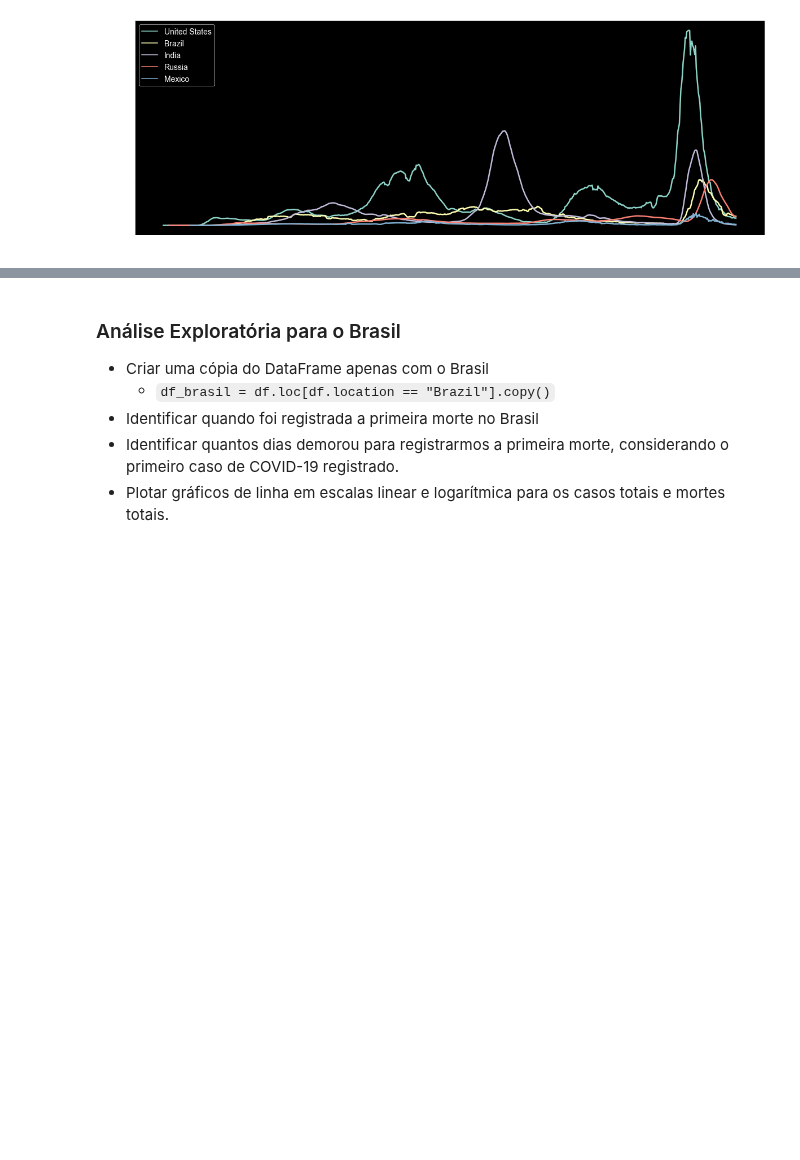
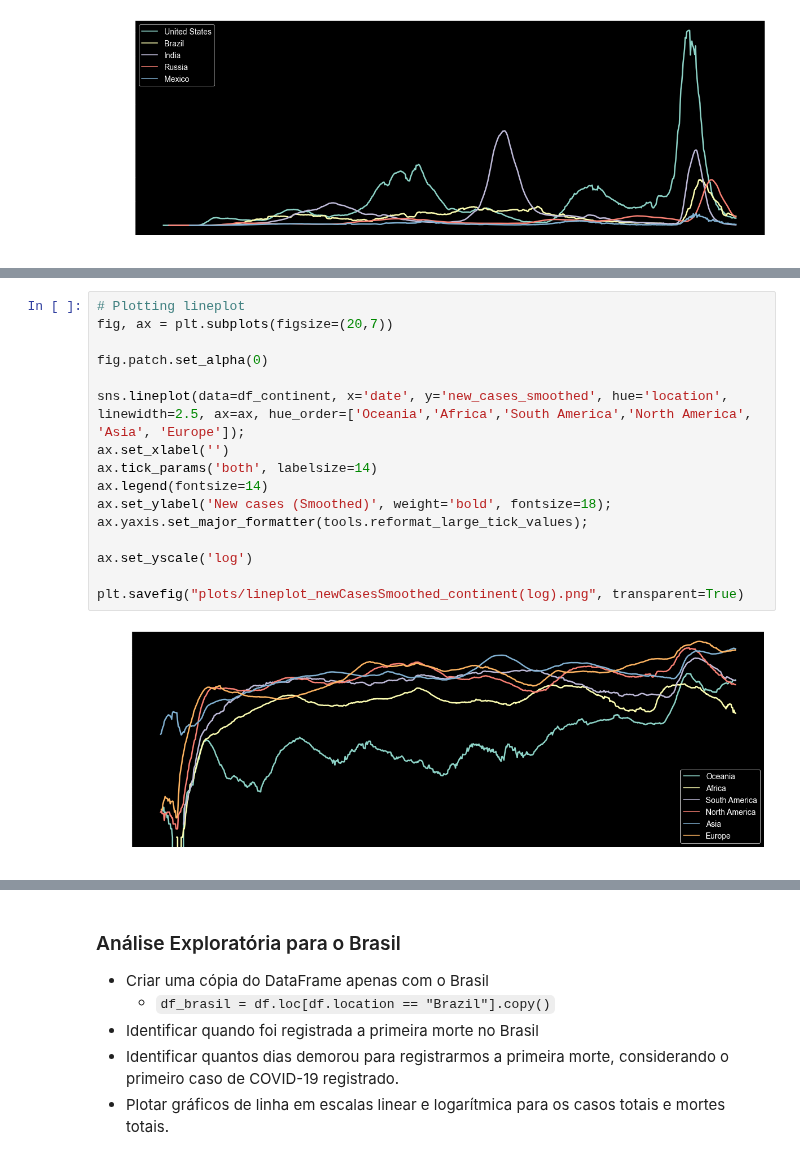
Before and after one commit to cfantecelle/data_science_portfolio, a Jupyter notebook: project_covid/covid19_brazil_analysis.ipynb, the cells around one changed output, grey strips where cells are left out. Cells and saved outputs as stored; diff of their text form; blank space fills up the shorter version.

```diff
--- a/project_covid/covid19_brazil_analysis.ipynb
+++ b/project_covid/covid19_brazil_analysis.ipynb
@@ -578,0 +624,18 @@ Here we can see that, even though India and Brazil are the second and third coun
+# %%
+# Plotting lineplot
+fig, ax = plt.subplots(figsize=(20,7))
+
+fig.patch.set_alpha(0)
+
+sns.lineplot(data=df_continent, x='date', y='new_cases_smoothed', hue='location', linewidth=2.5, ax=ax, hue_order=['Oceania','Africa','South America','North America', 'Asia', 'Europe']);
+ax.set_xlabel('')
+ax.tick_params('both', labelsize=14)
+ax.legend(fontsize=14)
+ax.set_ylabel('New cases (Smoothed)', weight='bold', fontsize=18);
+ax.yaxis.set_major_formatter(tools.reformat_large_tick_values);
+
+ax.set_yscale('log')
+
+plt.savefig("plots/lineplot_newCasesSmoothed_continent(log).png", transparent=True)
+# %% [output]
+[figure, added]
```
Also changed, not shown: parts of 8 cells of this notebook, 5 other files.
